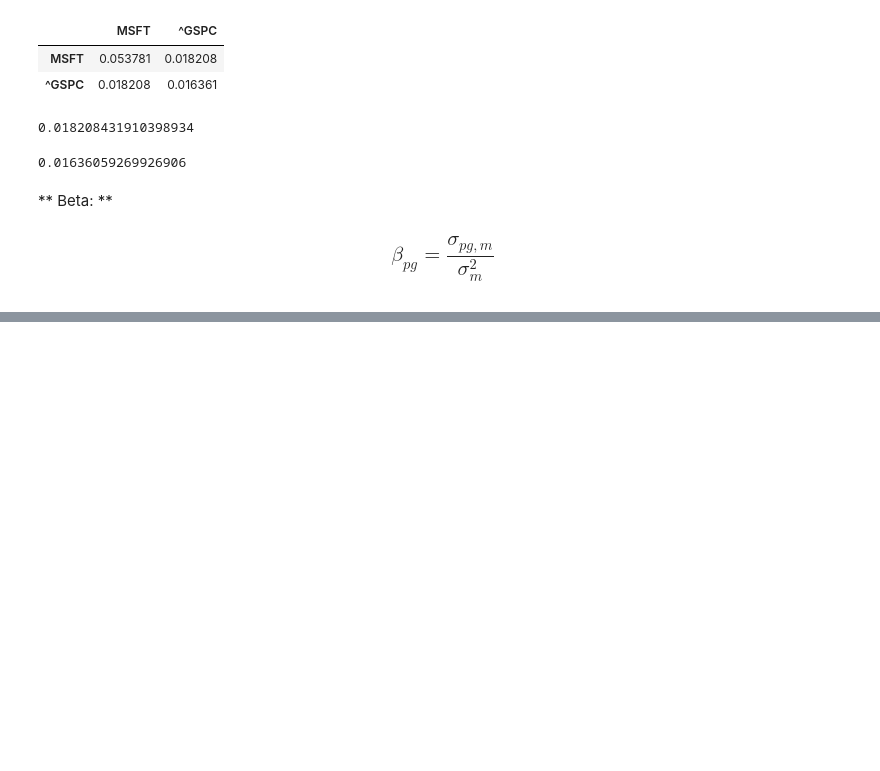
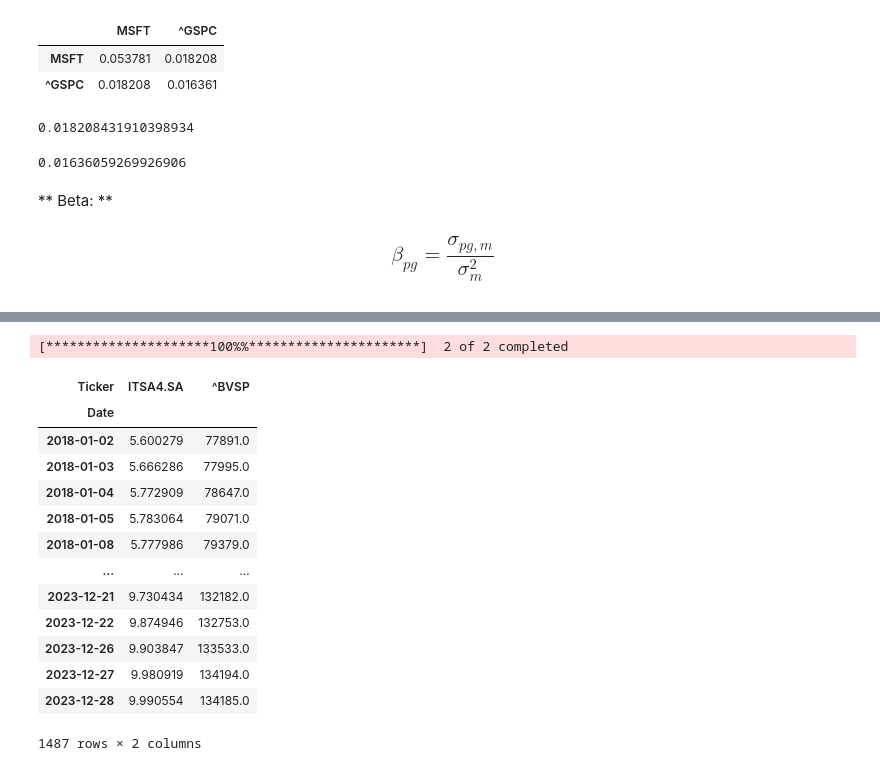
Before and after one commit to RISONALDOMENDES/python-para-financas--investimento-e-analise-de-dados, a Jupyter notebook: 90 Calculating the Beta of a Stock/CSV/Python 3 CSV/Calculating the Beta of a Stock - Exercise_CSV.ipynb, the cells around one changed output, grey strips where cells are left out. Drawn from its saved outputs; the diff is of its cells as text; code cells hidden in the pictures; blank space fills up the shorter version.

```diff
--- a/90 Calculating the Beta of a Stock/CSV/Python 3 CSV/Calculating the Beta of a Stock - Exercise_CSV.ipynb
+++ b/90 Calculating the Beta of a Stock/CSV/Python 3 CSV/Calculating the Beta of a Stock - Exercise_CSV.ipynb
@@ -63,0 +66,25 @@ MSFT_beta
+# %%
+ativos = ['ITSA4.SA', '^BVSP']
+
+data_inicial = '2018-01-01'
+data_final = '2024-01-01'
+
+tabela_cotacoes = pdr.get_data_yahoo(ativos,data_inicial, data_final)['Adj Close'];
+
+display(tabela_cotacoes);
+# %% [output]
+[*********************100%%**********************]  2 of 2 completed
+| Ticker | ITSA4.SA | ^BVSP |
+| Date |  |  |
+| 2018-01-02 | 5.600279 | 77891.0 |
+| 2018-01-03 | 5.666286 | 77995.0 |
+| 2018-01-04 | 5.772909 | 78647.0 |
+| 2018-01-05 | 5.783064 | 79071.0 |
+| 2018-01-08 | 5.777986 | 79379.0 |
+| ... | ... | ... |
+| 2023-12-21 | 9.730434 | 132182.0 |
+| 2023-12-22 | 9.874946 | 132753.0 |
+| 2023-12-26 | 9.903847 | 133533.0 |
+| 2023-12-27 | 9.980919 | 134194.0 |
+| 2023-12-28 | 9.990554 | 134185.0 |
+1487 rows × 2 columns
```
Also changed, not shown: parts of 20 cells of this notebook, 1 other file.
